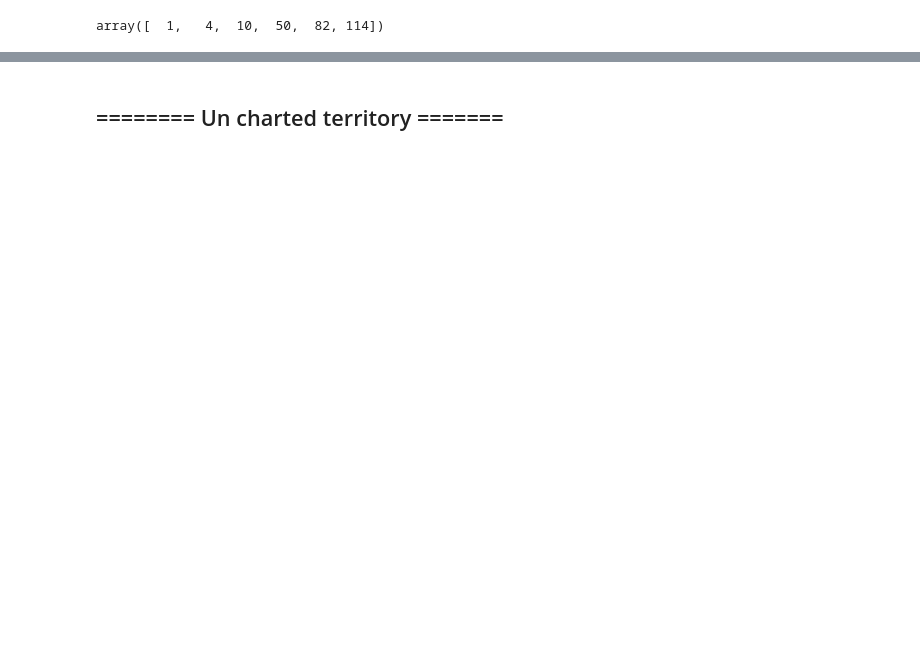
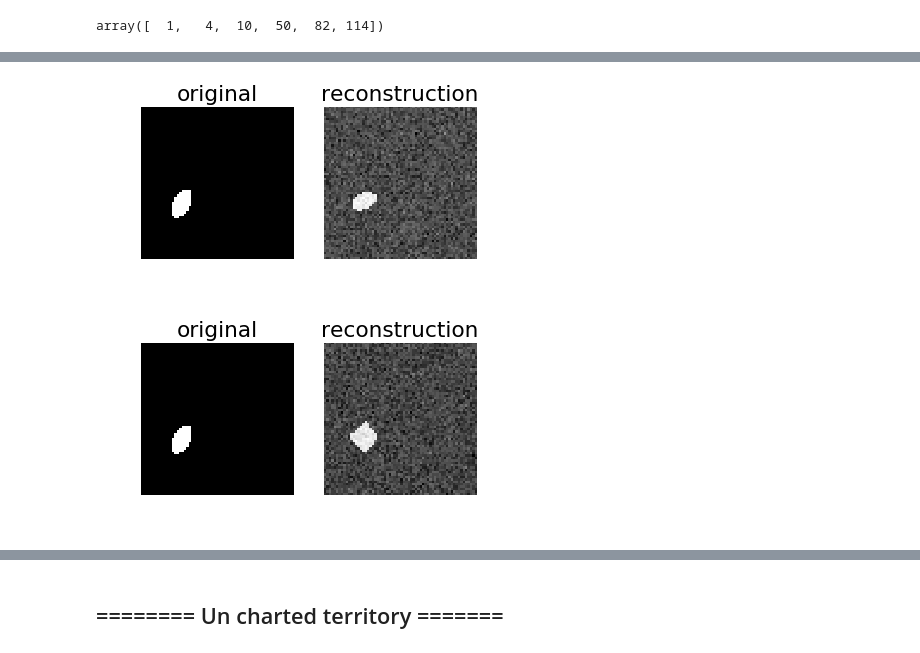
Before and after one commit to robertness/causalvae, a Jupyter notebook: causal_vae_dsprites.ipynb, the cells around one changed output, grey strips where cells are left out. Saved outputs shown, nothing was run; the diff lists cells and outputs as text; code cells hidden in the pictures; blank space fills up the shorter version.

```diff
--- a/causal_vae_dsprites.ipynb
+++ b/causal_vae_dsprites.ipynb
@@ -873,9 +878,9 @@ tensor([[ 0.,  1.,  5., 39., 20., 18.]], device='cuda:0')
 # %%
+intervened_model = pyro.do(scm.model, data={"Y_shape": torch.tensor(2.)})
 cond_data = {}
 for i in range(1, 6):
     cond_data["Y_{}".format(i)] = torch.tensor(y[0,i].cpu()).to(torch.float32)
-
+conditioned_model = pyro.condition(scm.model, data=cond_data)
 cond_noise = scm.update_noise_svi(cond_data)
-
 print(cond_noise)
 # %% [output]
@@ -888,4 +902,14 @@ step 500: loss of inf
 {'N_X': Normal(loc: torch.Size([4096]), scale: torch.Size([4096])), 'N_Z': Normal(loc: torch.Size([50]), scale: torch.Size([50])), 'N_Y_1': Normal(loc: torch.Size([3]), scale: torch.Size([3])), 'N_Y_2 ...
+# %%
+(cfo,_,_), _= scm.model(cond_noise)
+compare_reconstruction(ox, cfo)
+
+
+(cfo,_,_), _= intervened_model(cond_noise)
+compare_reconstruction(ox, cfo)
+# %% [output]
+[figure, added]
+[figure, added]
 # %%
 (rx,_,_), _ = scm.model(cond_noise)
 compare_reconstruction(ox, rx)
```
Also changed, not shown: parts of 13 cells of this notebook.
